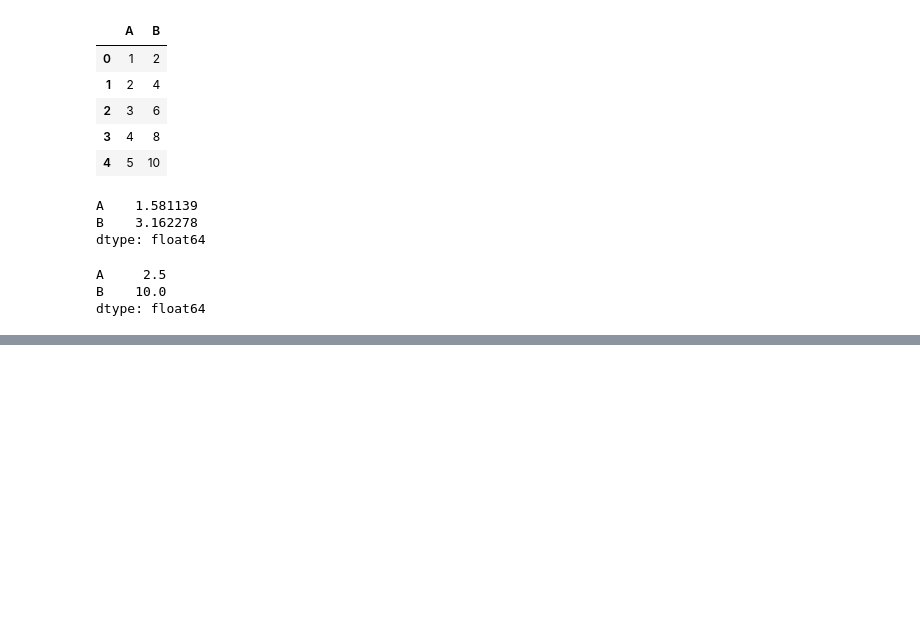
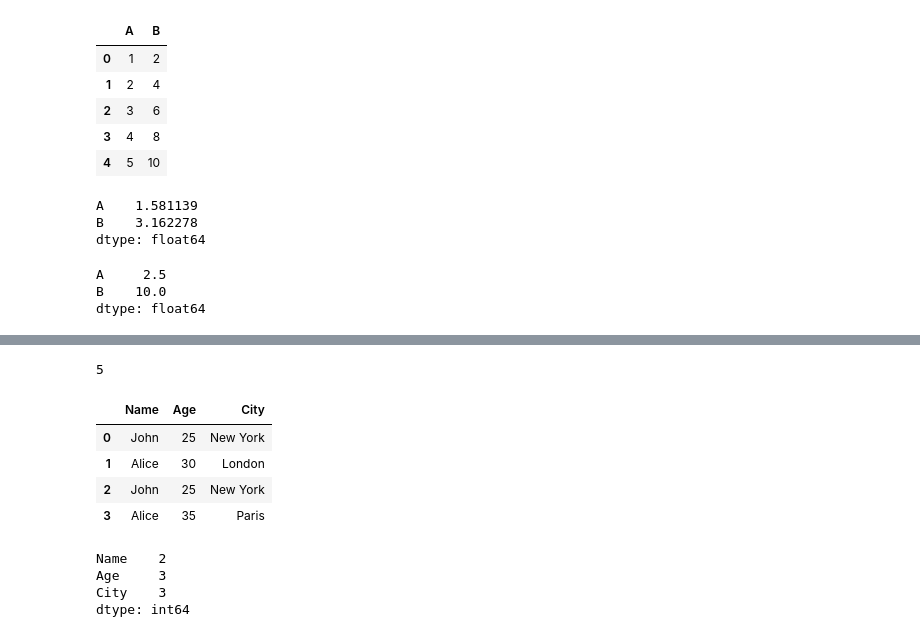
Before and after one commit to kamalfarahani/Learn-Python, a Jupyter notebook: 23-pandas/5.aggregating_data.ipynb, the cells around one changed output, grey strips where cells are left out. Drawn from its saved outputs; the diff is of its cells as text; code cells hidden in the pictures; blank space fills up the shorter version.

Commit message:
add unique and nunique explanations

```diff
--- a/23-pandas/5.aggregating_data.ipynb
+++ b/23-pandas/5.aggregating_data.ipynb
@@ -736,0 +870,23 @@ dtype: float64
+# %%
+s.nunique()
+# %% [output]
+5
+# %%
+data = {'Name': ['John', 'Alice', 'John', 'Alice'],
+        'Age': [25, 30, 25, 35],
+        'City': ['New York', 'London', 'New York', 'Paris']}
+df = pd.DataFrame(data)
+df
+# %% [output]
+|  | Name | Age | City |
+| 0 | John | 25 | New York |
+| 1 | Alice | 30 | London |
+| 2 | John | 25 | New York |
+| 3 | Alice | 35 | Paris |
+# %%
+df.nunique()
+# %% [output]
+Name    2
+Age     3
+City    3
+dtype: int64
```
Also changed, not shown: parts of 5 cells of this notebook.
